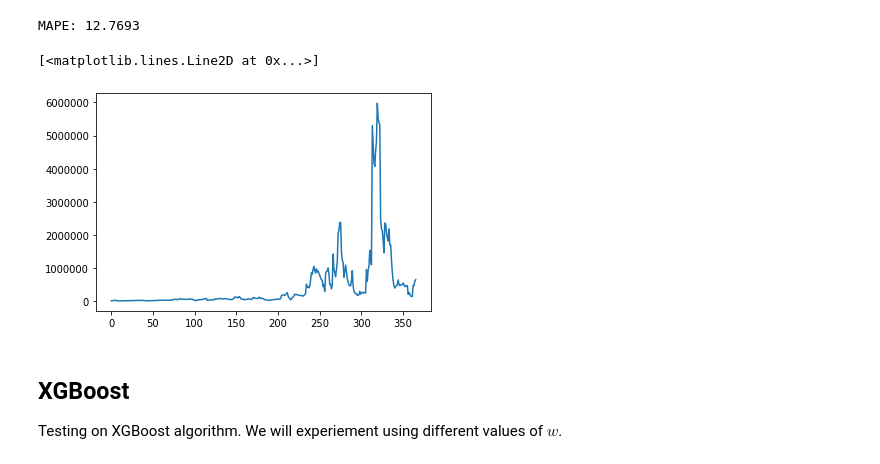
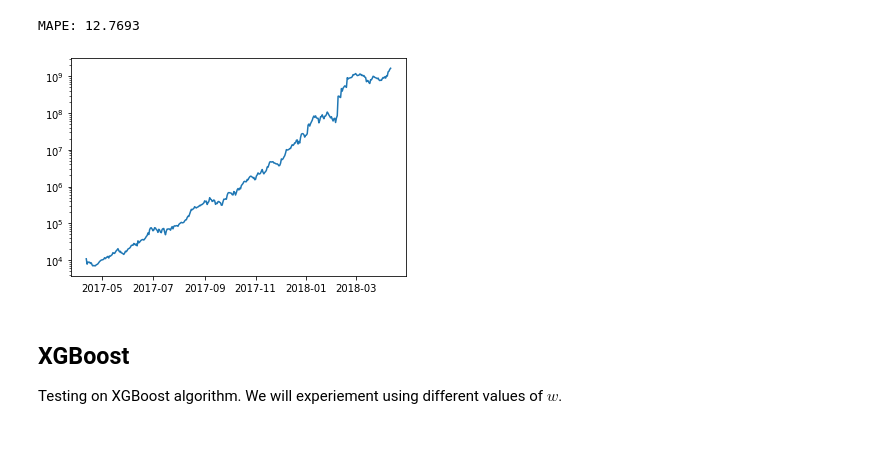
Before and after one commit to stevewam/crypto-prediction, a Jupyter notebook: Model Training.ipynb, the cells around one changed output. Drawn from its saved outputs; the diff is of its cells as text; code cells hidden in the pictures.

```diff
--- a/Model Training.ipynb
+++ b/Model Training.ipynb
@@ -143,10 +143,9 @@ def evaluate_strategy(asset_matrix):
     sharpe_ratio = None
     mean_roi = 0
     std_roi = 0
-    initial_n = 5
+    n = 5
     t = 1
     percent_returns = 0
-    n_history = []
     value_history = []
     roi_history = []
     top_roi = []
@@ -169,22 +168,6 @@ def evaluate_strategy(asset_matrix):
             roi_history.append(0)
             continue
 
-        if t != 1:
-            sharpe_select_df = []
-
-            coins_stats_df['avg_expected_roi'] = coins_stats_df['expected_roi'].expanding().mean()
-            coins_stats_df['new_mean'] = coins_stats_df['avg_expected_roi'].apply(lambda x: update_mean(mean_roi, t, x))
-            coins_stats_df['new_std'] = coins_stats_df.apply(lambda row: update_std(std_roi, mean_roi, row['new_mean'], t, row['avg_expected_roi']), axis=1)
-            coins_stats_df['sharpe_ratio'] = coins_stats_df['new_mean']/coins_stats_df['new_std']
-            coins_stats_df['n'] = np.arange(start=1, stop=(len(coins_stats_df)+1))
-
-            n = coins_stats_df[coins_stats_df['sharpe_ratio']==coins_stats_df['sharpe_ratio'].max()]['n'].values[0]
-
-            top_roi = coins_stats_df.iloc[:n,:]['expected_roi'].values
-
-        else:
-            n = initial_n
-
         day_return = sum(coins_stats_df.iloc[:n,:]['actual_roi'] * total_value / n)
         day_roi = day_return/total_value
         total_value += day_return
@@ -195,16 +178,17 @@ def evaluate_strategy(asset_matrix):
         std_roi = update_std(std_roi, prev_mean_roi, mean_roi, t, day_roi)
         sharpe_ratio = mean_roi/std_roi
 
-        n_history.append(n)
         value_history.append(total_value)
         roi_history.append(day_roi)
 
         t += 1
 
-#         print('Sharpe Ratio: {:.4f}, Cumulative Returns: {:.2e}%'.format(sharpe_ratio, percent_returns), day_return, n, top_roi)
-        print(coins_stats_df)
+    print('Cumulative Returns: {:.2e}%, Sharpe Ratio: {:.4f}'.format(percent_returns, sharpe_ratio))
 
-    return sharpe_ratio, percent_returns, n_history, value_history, roi_history, coins_stats_df, asset_matrix
+    history = pd.concat([pd.DataFrame(dates), pd.DataFrame(value_history), pd.DataFrame(roi_history)], axis=1)
+    history.columns = ['time', 'total_value', 'roi']
+    history = history.set_index('time')
+    return sharpe_ratio, percent_returns, history
 # %%
 sma_result = evaluate_strategy(test_asset_matrix)
 # %% [output]
@@ -229,11 +197,12 @@ time
 sma_mape = calculate_mape(test_asset_matrix)
 # %% [output]
 MAPE: 12.7693
-# %%
-plt.plot(sma_result[3])
-# %% [output]
-[<matplotlib.lines.Line2D at 0x...>]
-[figure, removed]
+# %%
+plt.plot(sma_result[2]['total_value'])
+plt.yscale('log')
+plt.show()
+# %% [output]
+[figure, added]
 # %% [markdown]
 <h2> XGBoost </h2>
 
```
Also changed, not shown: parts of 8 cells of this notebook, 1 other file.
